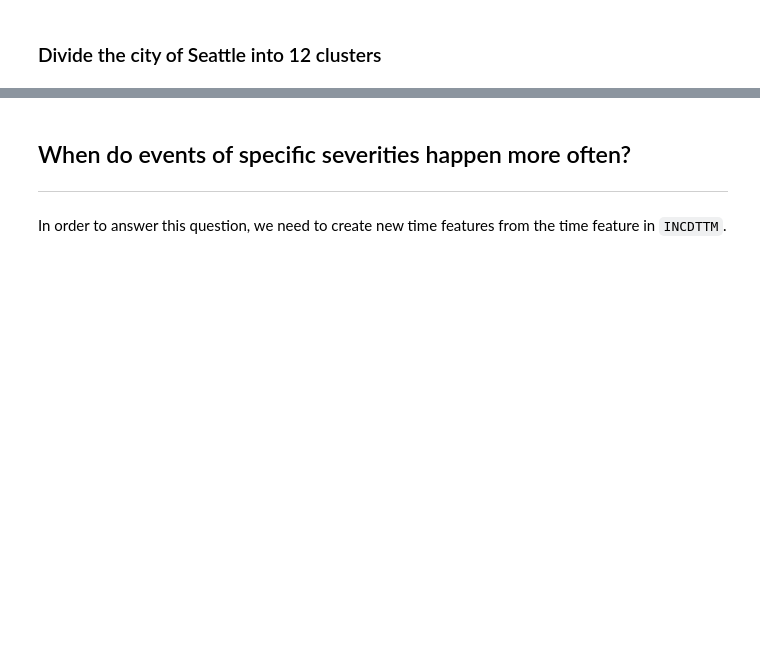
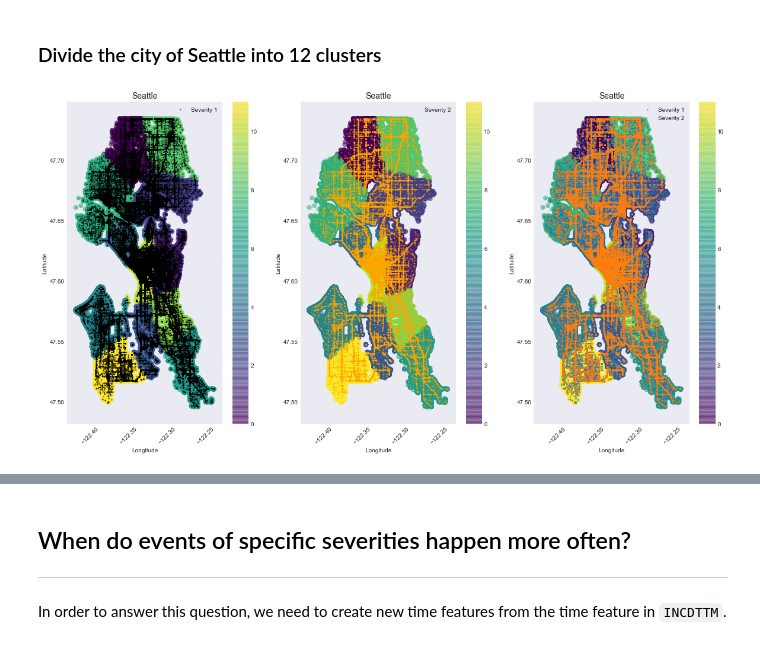
Before and after one commit to joseferncruz/coursera-capstone, a Jupyter notebook: notebooks/ibm_capstone_nb01.ipynb, the cells around one changed output, grey strips where cells are left out. Cells and saved outputs as stored; diff of their text form; code cells hidden in the pictures; blank space fills up the shorter version.

```diff
--- a/notebooks/ibm_capstone_nb01.ipynb
+++ b/notebooks/ibm_capstone_nb01.ipynb
@@ -179,32 +255,33 @@ kmeans.fit(coords) # Compute k-means clustering.
 # get the labels
 labels = kmeans.predict(coords) # Labels of each point
 # %%
-fig, ax = plt.subplots(1, 3, figsize=(20, 10), sharey=True)
+fig, ax = plt.subplots(1, 3, figsize=(20, 10))
 
 # Set condition to access both types of severity independently
 cond = df['SEVERITYCODE'] == 1
 
 # Class 1
 ax[0].plot(df['X'][cond], df['Y'][cond], '.', ms=2, alpha=0.5, color='black')
 ax[0].set(ylabel='Latitude')
 ax[0].legend(labels=['Severity 1'])
 
 # Class 2
-ax[1].plot(df['X'][~cond], df['Y'][~cond], '.', ms=2, color='black', alpha=0.5)
+ax[1].plot(df['X'][~cond], df['Y'][~cond], '.', ms=2, color='orange', alpha=0.5)
 ax[1].legend(labels=['Severity 2'])
 
 # Both 1 and 2
 for event_type in [1, 2]:
     ax[2].plot(df['X'][df['SEVERITYCODE'] == event_type], df['Y'][df['SEVERITYCODE'] == event_type], '.', ms=3, alpha=0.5)
 ax[2].legend(labels=['Severity 1', 'Severity 2'], loc='upper right')
 
 # Complete plot info
 for idx in range(3):
+    coords.plot.scatter(x = 'X', y = 'Y', c=labels, s=50, cmap='viridis', ax=ax[idx], alpha=0.5)
     ax[idx].set(title='Seattle')
-    ax[idx].set(xlabel='Longitude')
+    ax[idx].set(xlabel='Longitude', ylabel='Latitude')
     ax[idx].tick_params('x', labelrotation=45)
-
-    coords.plot.scatter(x = 'X', y = 'Y', c=labels, s=50, cmap='viridis', ax=ax[idx], alpha=0.5)
+# %% [output]
+[figure, added]
 # %%
 # Create a new feature: `SECTOR_ID` with labels from the clustering algorithm.
 df['SECTOR_ID'] = labels
```
Also changed, not shown: parts of 76 cells of this notebook.
